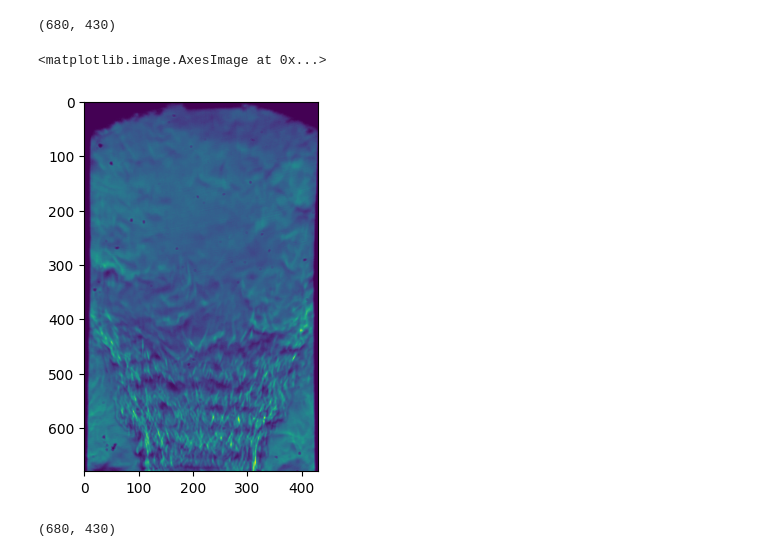
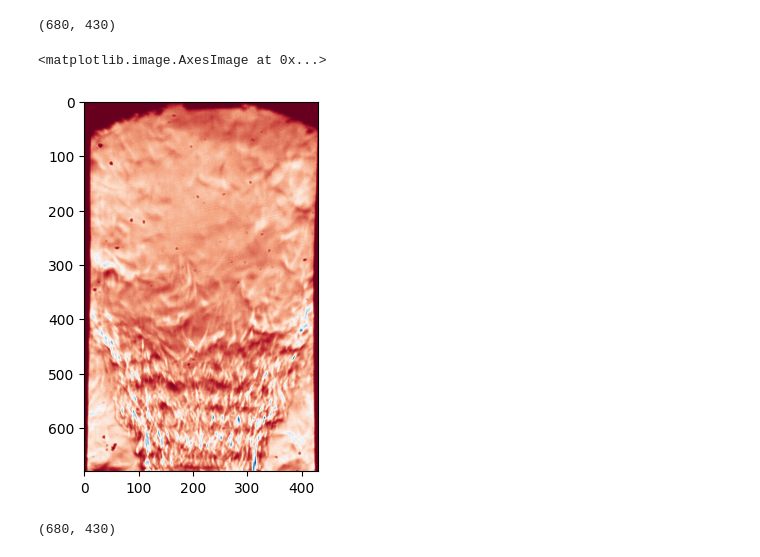
Before and after one commit to CaffineAddic/Wavelet_transforms_in_schlieren_flame_images, a Jupyter notebook: harr_transform.ipynb, the cells around one changed output. Cells and saved outputs as stored; diff of their text form; code cells hidden in the pictures.

Commit message:
Just made same color code for all images

```diff
--- a/harr_transform.ipynb
+++ b/harr_transform.ipynb
@@ -16,10 +16,10 @@ cropped_data[0].shape
 # %% [output]
 (680, 430)
 # %%
-plt.imshow(cropped_data[99])
+plt.imshow(cropped_data[99], cmap='RdBu')
 # %% [output]
 <matplotlib.image.AxesImage at 0x...>
-[figure, old version]
+[figure, new version]
 # %%
 cropped_data[0].shape
 # %% [output]
```
